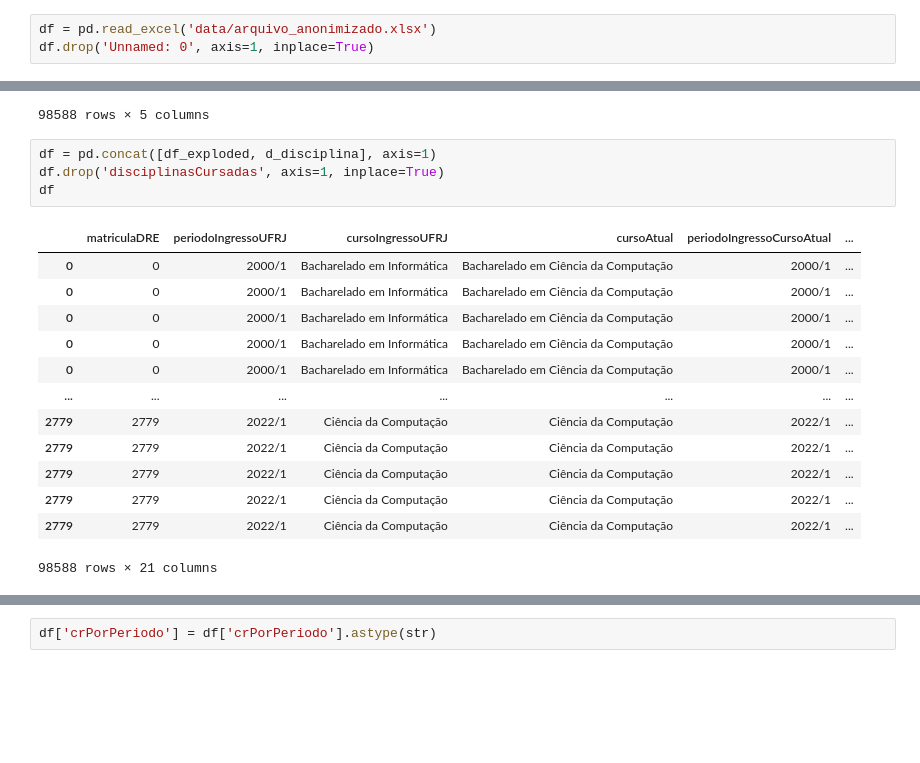
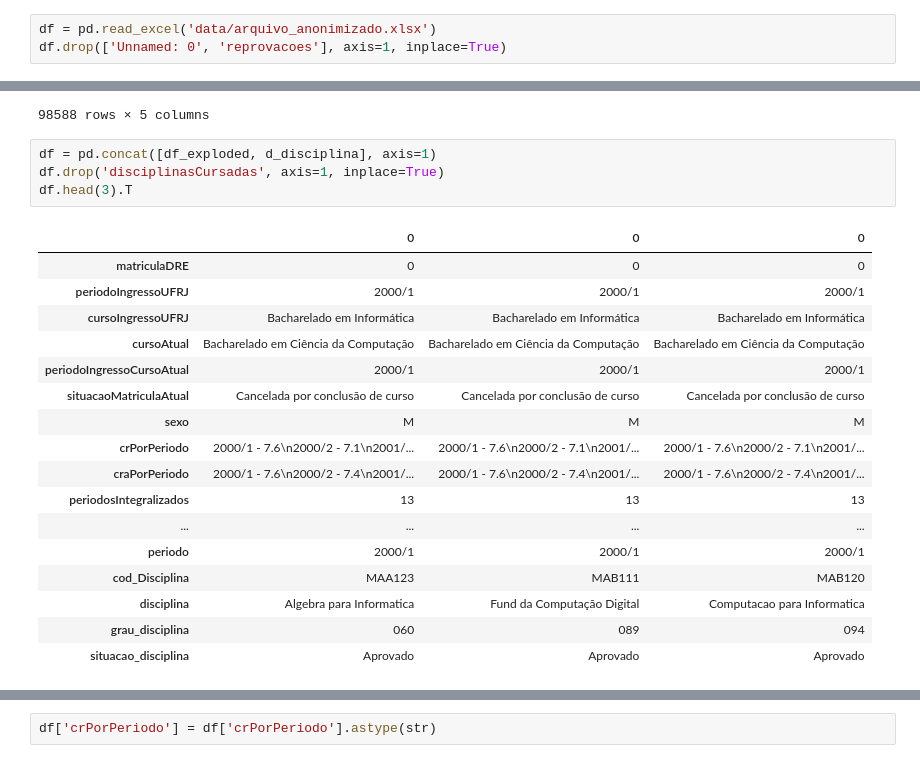
Before and after one commit to MarcosEduard0/Streamlit-TCC, a Jupyter notebook: marcos.ipynb, the cells around one changed output, grey strips where cells are left out. Cells and saved outputs as stored; diff of their text form; blank space fills up the shorter version.

```diff
--- a/marcos.ipynb
+++ b/marcos.ipynb
@@ -2,7 +2,7 @@
 import pandas as pd
 # %%
 df = pd.read_excel('data/arquivo_anonimizado.xlsx')
-df.drop('Unnamed: 0', axis=1, inplace=True)
+df.drop(['Unnamed: 0', 'reprovacoes'], axis=1, inplace=True)
 # %%
 df.head(5)
 # %% [output]
@@ -141,18 +129,22 @@ d_disciplina
 # %%
 df = pd.concat([df_exploded, d_disciplina], axis=1)
 df.drop('disciplinasCursadas', axis=1, inplace=True)
-df
+df.head(3).T
 # %% [output]
-|  | matriculaDRE | periodoIngressoUFRJ | cursoIngressoUFRJ | cursoAtual | periodoIngressoCursoAtual | ... |
-| 0 | 0 | 2000/1 | Bacharelado em Informática | Bacharelado em Ciência da Computação | 2000/1 | ... |
-| 0 | 0 | 2000/1 | Bacharelado em Informática | Bacharelado em Ciência da Computação | 2000/1 | ... |
-| 0 | 0 | 2000/1 | Bacharelado em Informática | Bacharelado em Ciência da Computação | 2000/1 | ... |
-| 0 | 0 | 2000/1 | Bacharelado em Informática | Bacharelado em Ciência da Computação | 2000/1 | ... |
-| 0 | 0 | 2000/1 | Bacharelado em Informática | Bacharelado em Ciência da Computação | 2000/1 | ... |
-| ... | ... | ... | ... | ... | ... | ... |
-| 2779 | 2779 | 2022/1 | Ciência da Computação | Ciência da Computação | 2022/1 | ... |
-| 2779 | 2779 | 2022/1 | Ciência da Computação | Ciência da Computação | 2022/1 | ... |
-| 2779 | 2779 | 2022/1 | Ciência da Computação | Ciência da Computação | 2022/1 | ... |
-| 2779 | 2779 | 2022/1 | Ciência da Computação | Ciência da Computação | 2022/1 | ... |
-| 2779 | 2779 | 2022/1 | Ciência da Computação | Ciência da Computação | 2022/1 | ... |
+|  | 0 | 0 | 0 |
+| matriculaDRE | 0 | 0 | 0 |
+| periodoIngressoUFRJ | 2000/1 | 2000/1 | 2000/1 |
+| cursoIngressoUFRJ | Bacharelado em Informática | Bacharelado em Informática | Bacharelado em Informática |
+| cursoAtual | Bacharelado em Ciência da Computação | Bacharelado em Ciência da Computação | Bacharelado em Ciência da Computação |
+| periodoIngressoCursoAtual | 2000/1 | 2000/1 | 2000/1 |
+| situacaoMatriculaAtual | Cancelada por conclusão de curso | Cancelada por conclusão de curso | Cancelada por conclusão de curso |
+| sexo | M | M | M |
+| crPorPeriodo | 2000/1 - 7.6\n2000/2 - 7.1\n2001/... | 2000/1 - 7.6\n2000/2 - 7.1\n2001/... | 2000/1 - 7.6\n2000/2 - 7.1\n2001/... |
+| craPorPeriodo | 2000/1 - 7.6\n2000/2 - 7.4\n2001/... | 2000/1 - 7.6\n2000/2 - 7.4\n2001/... | 2000/1 - 7.6\n2000/2 - 7.4\n2001/... |
+| periodosIntegralizados | 13 | 13 | 13 |
+| ... | ... | ... | ... |
+| periodo | 2000/1 | 2000/1 | 2000/1 |
+| cod_Disciplina | MAA123 | MAB111 | MAB120 |
+| disciplina | Algebra para Informatica | Fund da Computação Digital | Computacao para Informatica |
+| grau_disciplina | 060 | 089 | 094 |
+| situacao_disciplina | Aprovado | Aprovado | Aprovado |
-98588 rows × 21 columns
```
Also changed, not shown: parts of 24 cells of this notebook.
